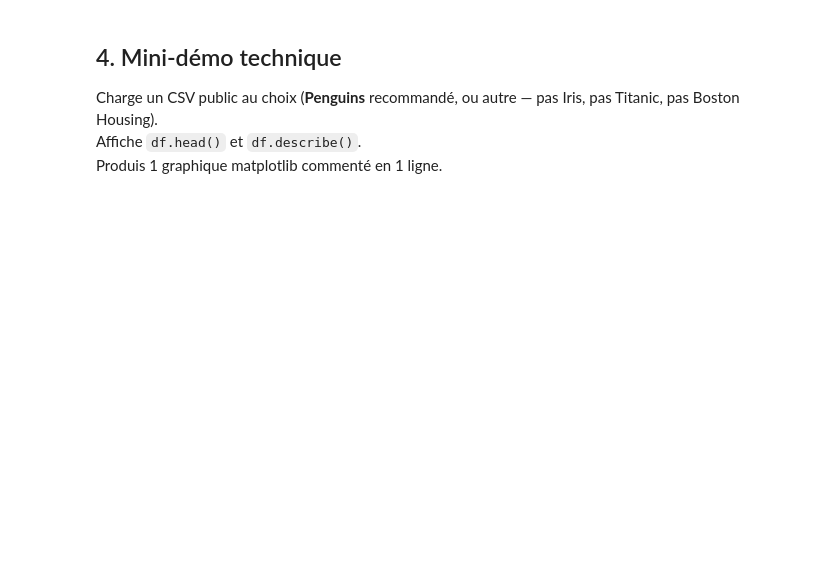
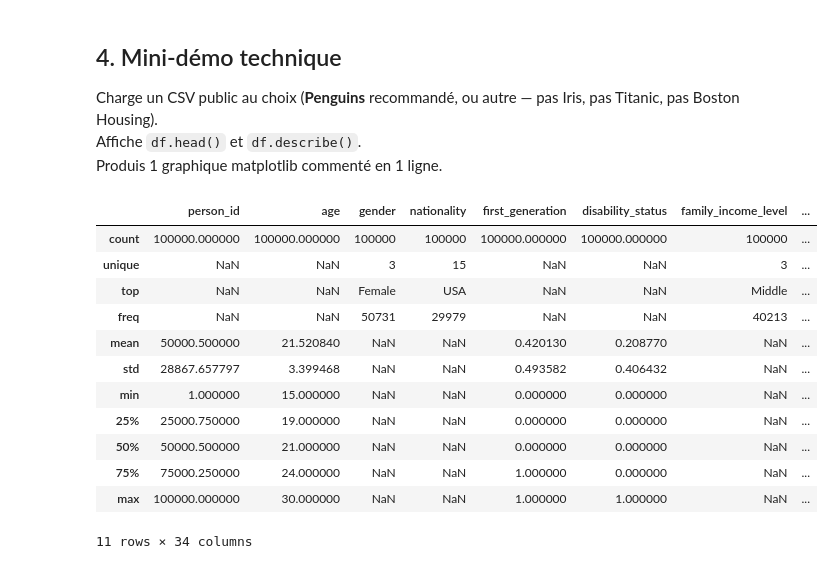
Before and after one commit to maximeRua/P0, a Jupyter notebook: squelette/presentation_template.ipynb, the cells around one changed output. Drawn from its saved outputs; the diff is of its cells as text; code cells hidden in the pictures; blank space fills up the shorter version.

```diff
--- a/squelette/presentation_template.ipynb
+++ b/squelette/presentation_template.ipynb
@@ -25,4 +25,24 @@ Produis 1 graphique matplotlib commenté en 1 ligne.
 # %%
 import pandas as pd
 import matplotlib.pyplot as plt
+
+# Charge un dataset public (au choix). Ex Palmer Penguins :
+URL = "https://raw.githubusercontent.com/mohan13krishna/Student-Academic-Performance-Dropout-Risk/main/student_dropout_risk_2026.csv"
+df = pd.read_csv(URL)
+df.head()
+df.describe(include="all")
+# %% [output]
+|  | person_id | age | gender | nationality | first_generation | disability_status | family_income_level | ... |
+| count | 100000.000000 | 100000.000000 | 100000 | 100000 | 100000.000000 | 100000.000000 | 100000 | ... |
+| unique | NaN | NaN | 3 | 15 | NaN | NaN | 3 | ... |
+| top | NaN | NaN | Female | USA | NaN | NaN | Middle | ... |
+| freq | NaN | NaN | 50731 | 29979 | NaN | NaN | 40213 | ... |
+| mean | 50000.500000 | 21.520840 | NaN | NaN | 0.420130 | 0.208770 | NaN | ... |
+| std | 28867.657797 | 3.399468 | NaN | NaN | 0.493582 | 0.406432 | NaN | ... |
+| min | 1.000000 | 15.000000 | NaN | NaN | 0.000000 | 0.000000 | NaN | ... |
+| 25% | 25000.750000 | 19.000000 | NaN | NaN | 0.000000 | 0.000000 | NaN | ... |
+| 50% | 50000.500000 | 21.000000 | NaN | NaN | 0.000000 | 0.000000 | NaN | ... |
+| 75% | 75000.250000 | 24.000000 | NaN | NaN | 1.000000 | 0.000000 | NaN | ... |
+| max | 100000.000000 | 30.000000 | NaN | NaN | 1.000000 | 1.000000 | NaN | ... |
+11 rows × 34 columns
 # %%
```
Also changed, not shown: parts of 11 cells of this notebook, 1 other file.
